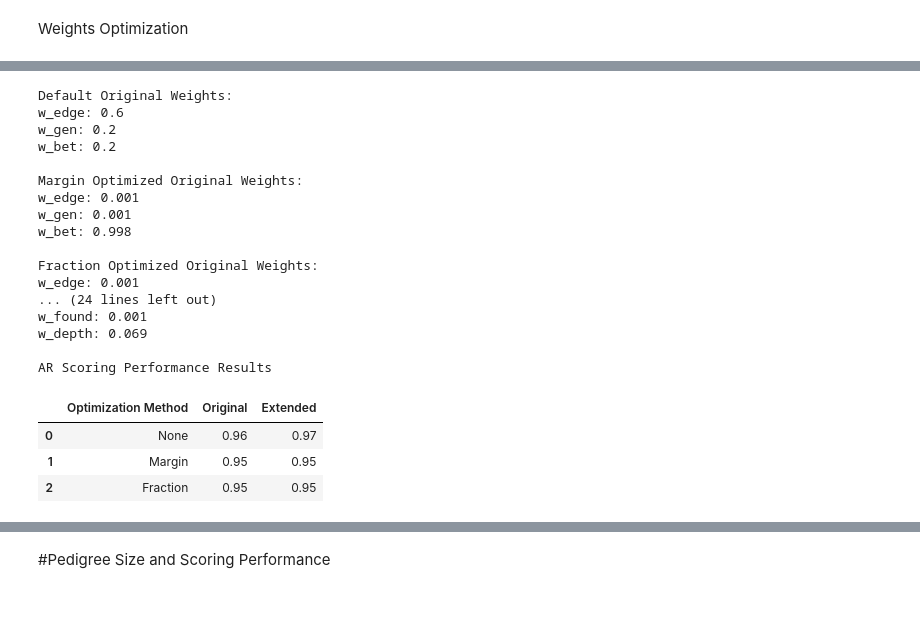
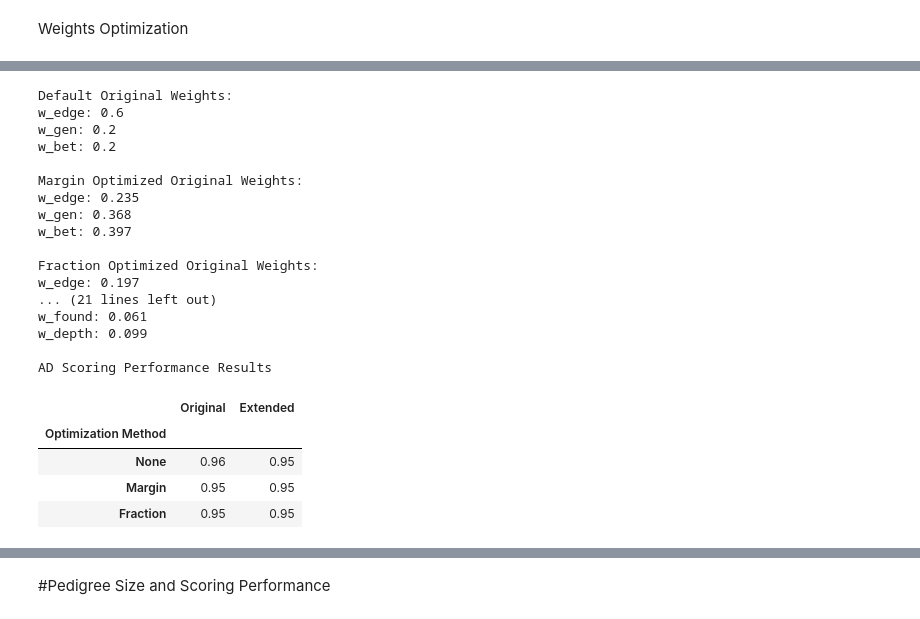
Before and after one commit to taylorngt/PedNet, a Jupyter notebook: SegregationScoring.ipynb, the cells around one changed output, grey strips where cells are left out. Cells and saved outputs as stored; diff of their text form; code cells hidden in the pictures.

```diff
--- a/SegregationScoring.ipynb
+++ b/SegregationScoring.ipynb
@@ -1521,26 +1488,30 @@ AD Scoring Performance Results
-# %%
-segregation_scoring_performance_test(Multi_Ped_Dict= AR_Fam_Data,
-                                     Known_Mode= 'AR',
-                                     Verbose= True)
-# %% [output]
-Default Original Weights:
-w_edge: 0.6
-w_gen: 0.2
-w_bet: 0.2
-
-Margin Optimized Original Weights:
-w_edge: 0.001
-w_gen: 0.001
-w_bet: 0.998
-
-Fraction Optimized Original Weights:
-w_edge: 0.001
-... (24 lines left out)
-w_found: 0.001
-w_depth: 0.069
-
-AR Scoring Performance Results
-|  | Optimization Method | Original | Extended |
-| 0 | None | 0.96 | 0.97 |
-| 1 | Margin | 0.95 | 0.95 |
-| 2 | Fraction | 0.95 | 0.95 |
+# %%
+segregation_scoring_performance_test(Generation_Count= 3,
+                                     Pedigree_Count= 100,
+                                     Variant_Count= 10,
+                                     Mode= 'AD',
+                                     Max_Children= 3,
+                                     Verbose= True)
+# %% [output]
+Default Original Weights:
+w_edge: 0.6
+w_gen: 0.2
+w_bet: 0.2
+
+Margin Optimized Original Weights:
+w_edge: 0.235
+w_gen: 0.368
+w_bet: 0.397
+
+Fraction Optimized Original Weights:
+w_edge: 0.197
+... (21 lines left out)
+w_found: 0.061
+w_depth: 0.099
+
+AD Scoring Performance Results
+|  | Original | Extended |
+| Optimization Method |  |  |
+| None | 0.96 | 0.95 |
+| Margin | 0.95 | 0.95 |
+| Fraction | 0.95 | 0.95 |
```
Also changed, not shown: parts of 10 cells of this notebook.
